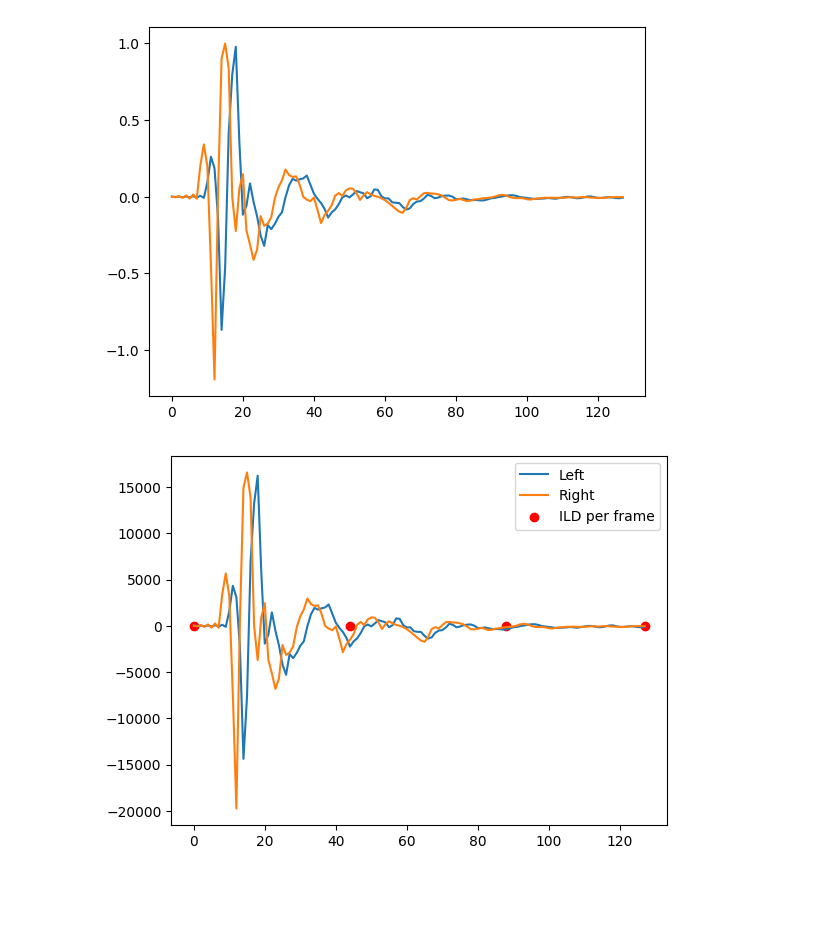
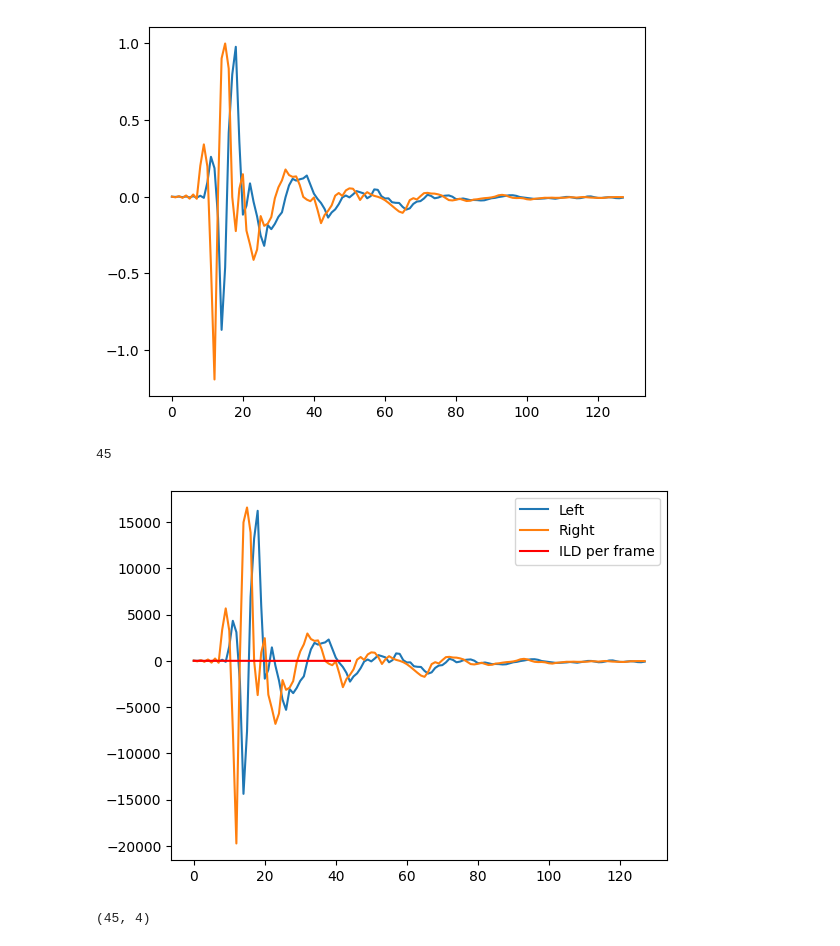
Before and after one commit to zack781/ML-head-transfer-functions, a Jupyter notebook: python_training/scripts/sandbox.ipynb, the cells around one changed output. Cells and saved outputs as stored; diff of their text form; code cells hidden in the pictures; blank space fills up the shorter version.

```diff
--- a/python_training/scripts/sandbox.ipynb
+++ b/python_training/scripts/sandbox.ipynb
@@ -33,11 +33,18 @@ ILD, ILD_time, t_samples = feature_extract.compute_ILD(left,right)
 # %%
 
 plt.figure()
 
 plt.plot(left, label="Left")
 plt.plot(right, label="Right")
-plt.scatter(t_samples, ILD_time, color='red', label="ILD per frame")
+print(ILD.shape[0])
+np.arange(left)
+plt.plot(ILD[:,0], color='red', label="ILD per frame")
 plt.legend()
 plt.show()
 # %% [output]
+45
-[figure, old version]
+[figure, new version]
+# %%
+print(ILD.shape)
+# %% [output]
+(45, 4)
```
Also changed, not shown: 1 other file.
